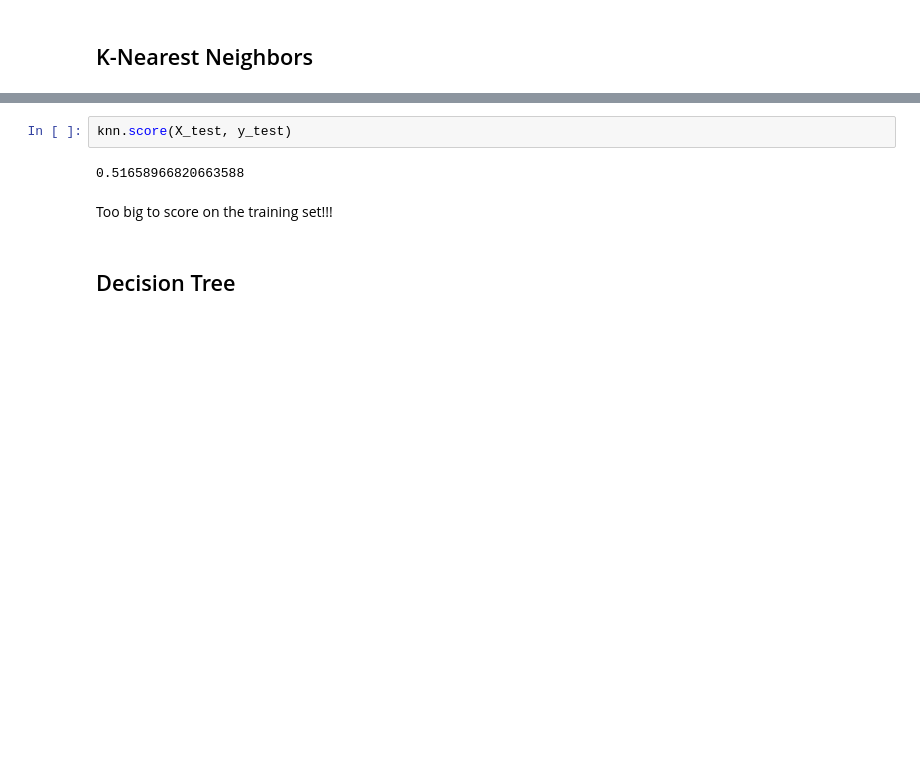
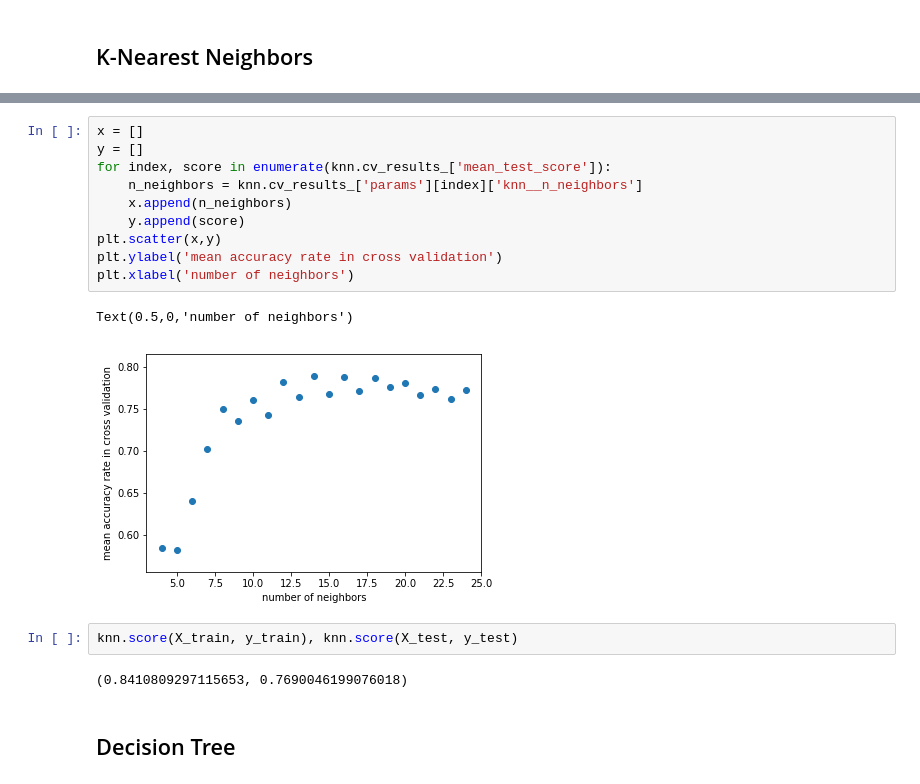
Before and after one commit to jtimdwyer/technical-subreddits-classifier, a Jupyter notebook: tim_dwyer_la_4/notebooks/4a_modeling.ipynb, the cells around one changed output, grey strips where cells are left out. Drawn from its saved outputs; the diff is of its cells as text; blank space fills up the shorter version.

```diff
--- a/tim_dwyer_la_4/notebooks/4a_modeling.ipynb
+++ b/tim_dwyer_la_4/notebooks/4a_modeling.ipynb
@@ -171,9 +186,20 @@ knn.score(slice_X, slice_y)
+# %%
+x = []
+y = []
+for index, score in enumerate(knn.cv_results_['mean_test_score']):
+    n_neighbors = knn.cv_results_['params'][index]['knn__n_neighbors']
+    x.append(n_neighbors)
+    y.append(score)
+plt.scatter(x,y)
+plt.ylabel('mean accuracy rate in cross validation')
+plt.xlabel('number of neighbors')
+# %% [output]
+Text(0.5,0,'number of neighbors')
+[figure, added]
 # %%
-knn.score(X_test, y_test)
+knn.score(X_train, y_train), knn.score(X_test, y_test)
 # %% [output]
-0.51658966820663588
+(0.8410809297115653, 0.7690046199076018)
-# %% [markdown]
-Too big to score on the training set!!!
 # %% [markdown]
 ## Decision Tree
 # %%
```
Also changed, not shown: parts of 19 cells of this notebook, 1 other file.
